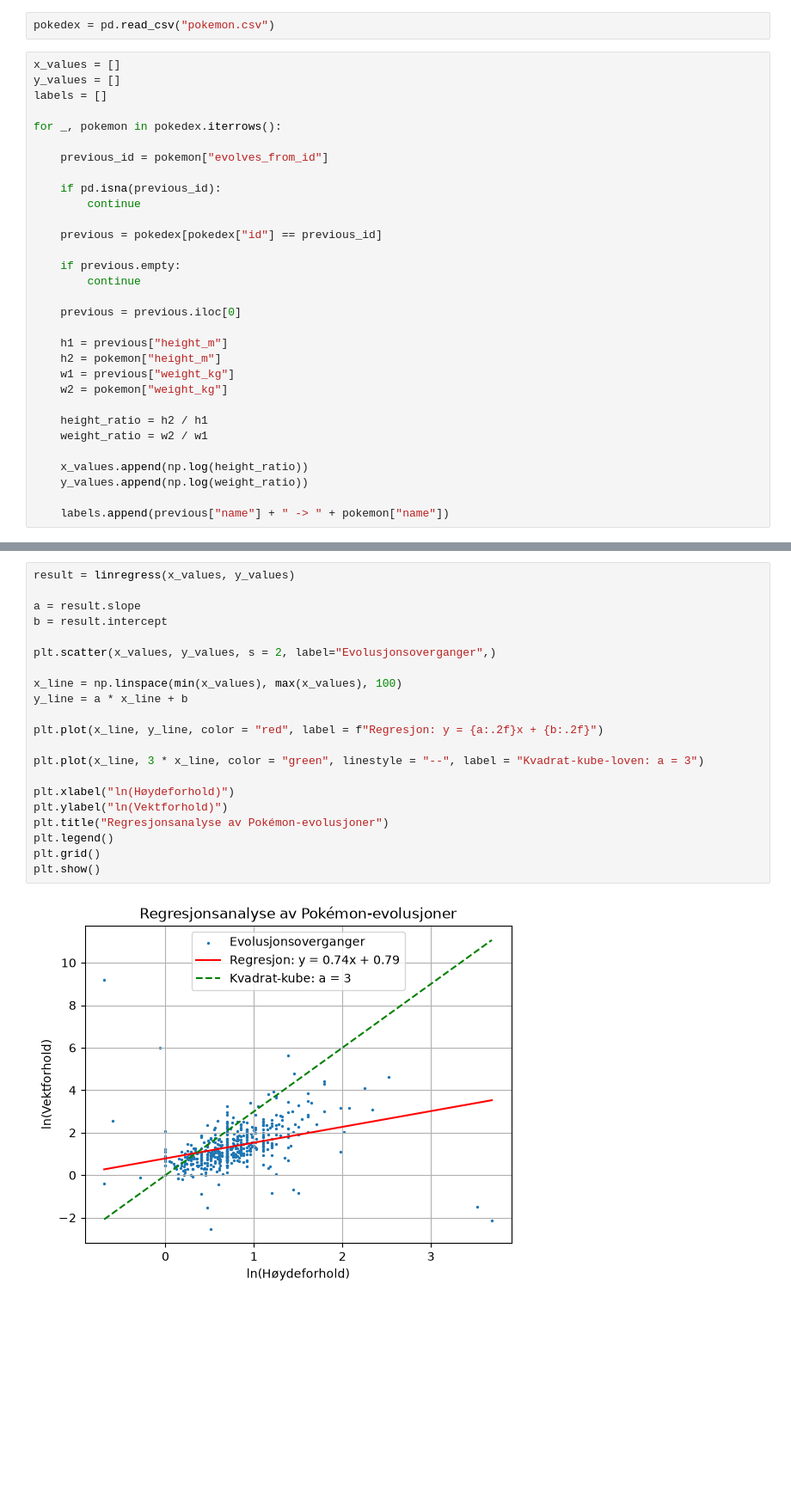
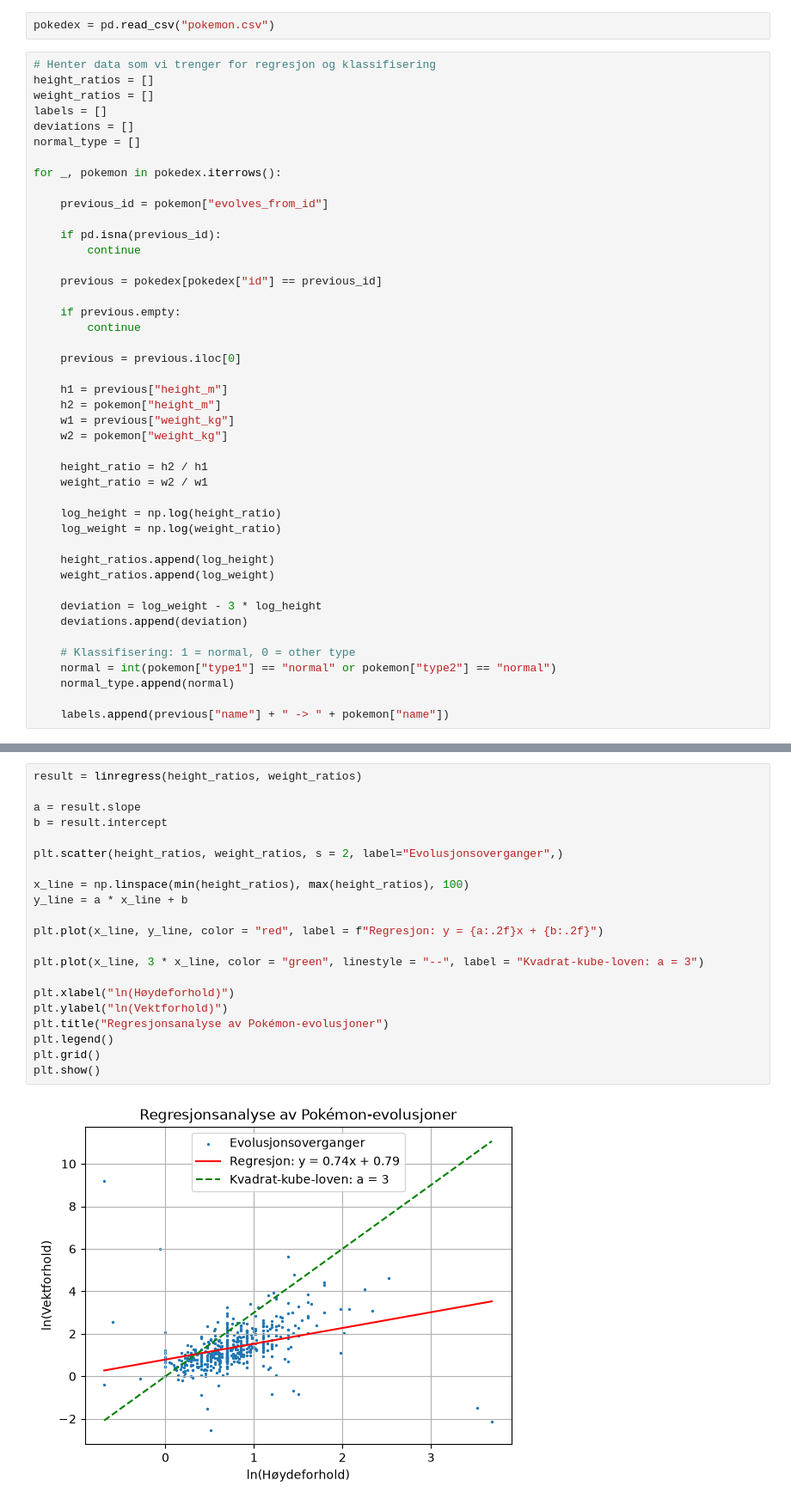
Before and after one commit to Kvestboe/stats_prosjekt, a Jupyter notebook: regresjonanalyse.ipynb, the cells around one changed output, grey strips where cells are left out. Shown at 86% size. Cells and saved outputs as stored; diff of their text form; blank space fills up the shorter version.

```diff
--- a/regresjonanalyse.ipynb
+++ b/regresjonanalyse.ipynb
@@ -7,9 +7,12 @@ from scipy.stats import linregress
 # %%
 pokedex = pd.read_csv("pokemon.csv")
 # %%
-x_values = []
-y_values = []
+# Henter data som vi trenger for regresjon og klassifisering
+height_ratios = []
+weight_ratios = []
 labels = []
+deviations = []
+normal_type = []
 
 for _, pokemon in pokedex.iterrows():
 
@@ -33,7 +36,17 @@ for _, pokemon in pokedex.iterrows():
     height_ratio = h2 / h1
     weight_ratio = w2 / w1
 
-    x_values.append(np.log(height_ratio))
-    y_values.append(np.log(weight_ratio))
+    log_height = np.log(height_ratio)
+    log_weight = np.log(weight_ratio)
+
+    height_ratios.append(log_height)
+    weight_ratios.append(log_weight)
+
+    deviation = log_weight - 3 * log_height
+    deviations.append(deviation)
+
+    # Klassifisering: 1 = normal, 0 = other type
+    normal = int(pokemon["type1"] == "normal" or pokemon["type2"] == "normal")
+    normal_type.append(normal)
 
     labels.append(previous["name"] + " -> " + pokemon["name"])
@@ -40,23 +103,23 @@ for _, pokemon in pokedex.iterrows():
 # %%
-result = linregress(x_values, y_values)
+result = linregress(height_ratios, weight_ratios)
 
 a = result.slope
 b = result.intercept
 
-plt.scatter(x_values, y_values, s = 2, label="Evolusjonsoverganger",)
+plt.scatter(height_ratios, weight_ratios, s = 2, label="Evolusjonsoverganger",)
 
-x_line = np.linspace(min(x_values), max(x_values), 100)
+x_line = np.linspace(min(height_ratios), max(height_ratios), 100)
 y_line = a * x_line + b
 
 plt.plot(x_line, y_line, color = "red", label = f"Regresjon: y = {a:.2f}x + {b:.2f}")
 
 plt.plot(x_line, 3 * x_line, color = "green", linestyle = "--", label = "Kvadrat-kube-loven: a = 3")
 
 plt.xlabel("ln(Høydeforhold)")
 plt.ylabel("ln(Vektforhold)")
 plt.title("Regresjonsanalyse av Pokémon-evolusjoner")
 plt.legend()
 plt.grid()
 plt.show()
 # %% [output]
-[figure, old version]
+[figure, new version]
```
Also changed, not shown: parts of 3 cells of this notebook.
